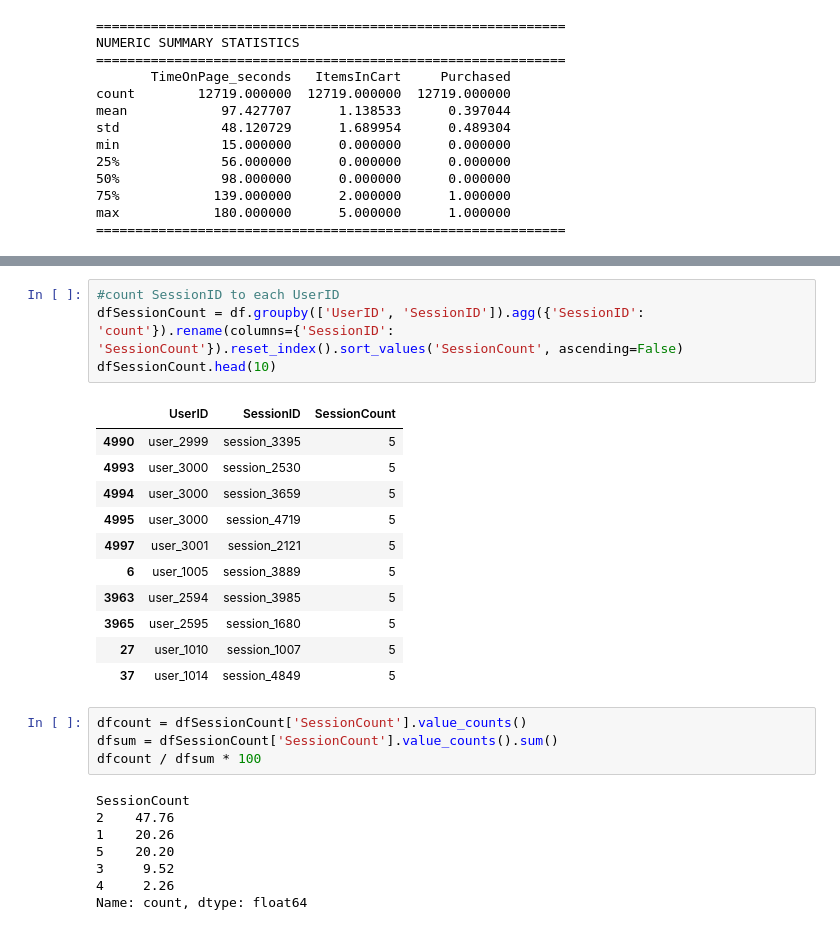
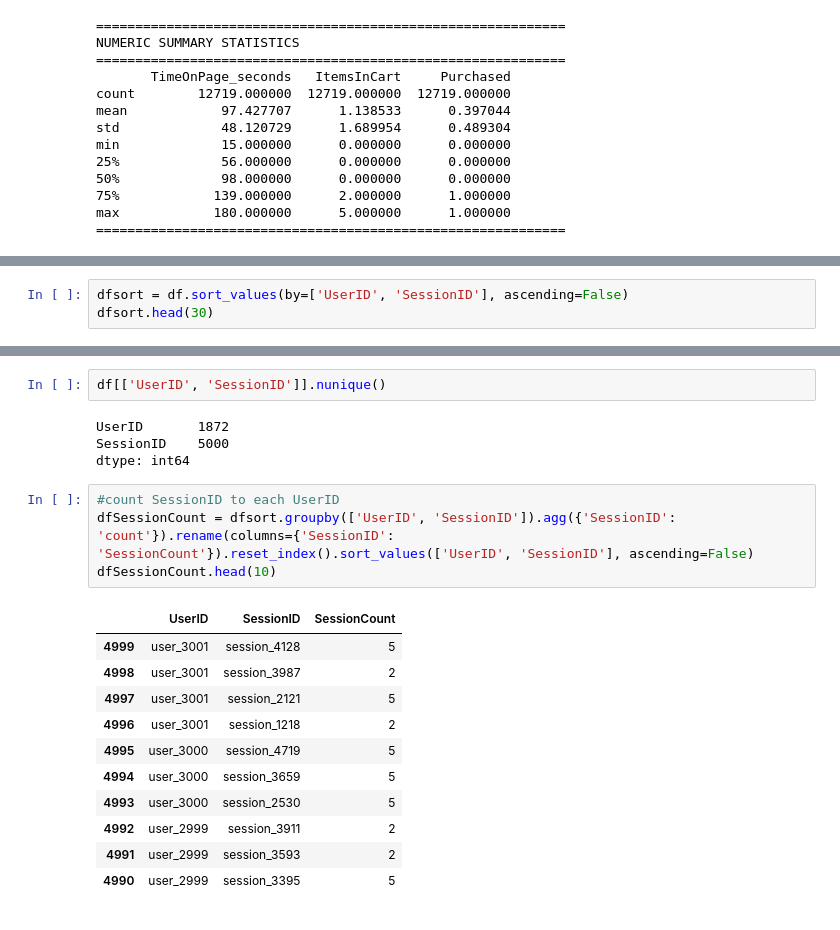
Before and after one commit to RondinellyOliveira/Funnel-Drop, a Jupyter notebook: Funnel_drop_analysis.ipynb, the cells around one changed output, grey strips where cells are left out. Saved outputs shown, nothing was run; the diff lists cells and outputs as text.

```diff
--- a/Funnel_drop_analysis.ipynb
+++ b/Funnel_drop_analysis.ipynb
@@ -110,3 +135,6 @@ duplicate_rows = df.duplicated().sum()
 print(f"Number of duplicate rows: {duplicate_rows}")
 # %% [output]
 Number of duplicate rows: 0
+# %%
+dfsort = df.sort_values(by=['UserID', 'SessionID'], ascending=False)
+dfsort.head(30)
@@ -113,28 +159,22 @@ Number of duplicate rows: 0
+# %%
+df[['UserID', 'SessionID']].nunique()
+# %% [output]
+UserID       1872
+SessionID    5000
+dtype: int64
 # %%
 #count SessionID to each UserID
-dfSessionCount = df.groupby(['UserID', 'SessionID']).agg({'SessionID': 'count'}).rename(columns={'SessionID': 'SessionCount'}).reset_index().sort_values('SessionCount', ascending=False)
+dfSessionCount = dfsort.groupby(['UserID', 'SessionID']).agg({'SessionID': 'count'}).rename(columns={'SessionID': 'SessionCount'}).reset_index().sort_values(['UserID', 'SessionID'], ascending=False)
 dfSessionCount.head(10)
 # %% [output]
 |  | UserID | SessionID | SessionCount |
+| 4999 | user_3001 | session_4128 | 5 |
+| 4998 | user_3001 | session_3987 | 2 |
+| 4997 | user_3001 | session_2121 | 5 |
+| 4996 | user_3001 | session_1218 | 2 |
+| 4995 | user_3000 | session_4719 | 5 |
+| 4994 | user_3000 | session_3659 | 5 |
+| 4993 | user_3000 | session_2530 | 5 |
+| 4992 | user_2999 | session_3911 | 2 |
+| 4991 | user_2999 | session_3593 | 2 |
 | 4990 | user_2999 | session_3395 | 5 |
-| 4993 | user_3000 | session_2530 | 5 |
-| 4994 | user_3000 | session_3659 | 5 |
-| 4995 | user_3000 | session_4719 | 5 |
-| 4997 | user_3001 | session_2121 | 5 |
-| 6 | user_1005 | session_3889 | 5 |
-| 3963 | user_2594 | session_3985 | 5 |
-| 3965 | user_2595 | session_1680 | 5 |
-| 27 | user_1010 | session_1007 | 5 |
-| 37 | user_1014 | session_4849 | 5 |
-# %%
-dfcount = dfSessionCount['SessionCount'].value_counts()
-dfsum = dfSessionCount['SessionCount'].value_counts().sum()
-dfcount / dfsum * 100
-# %% [output]
-SessionCount
-2    47.76
-1    20.26
-5    20.20
-3     9.52
-4     2.26
-Name: count, dtype: float64
```
Also changed, not shown: parts of 12 cells of this notebook, 2 other files.
